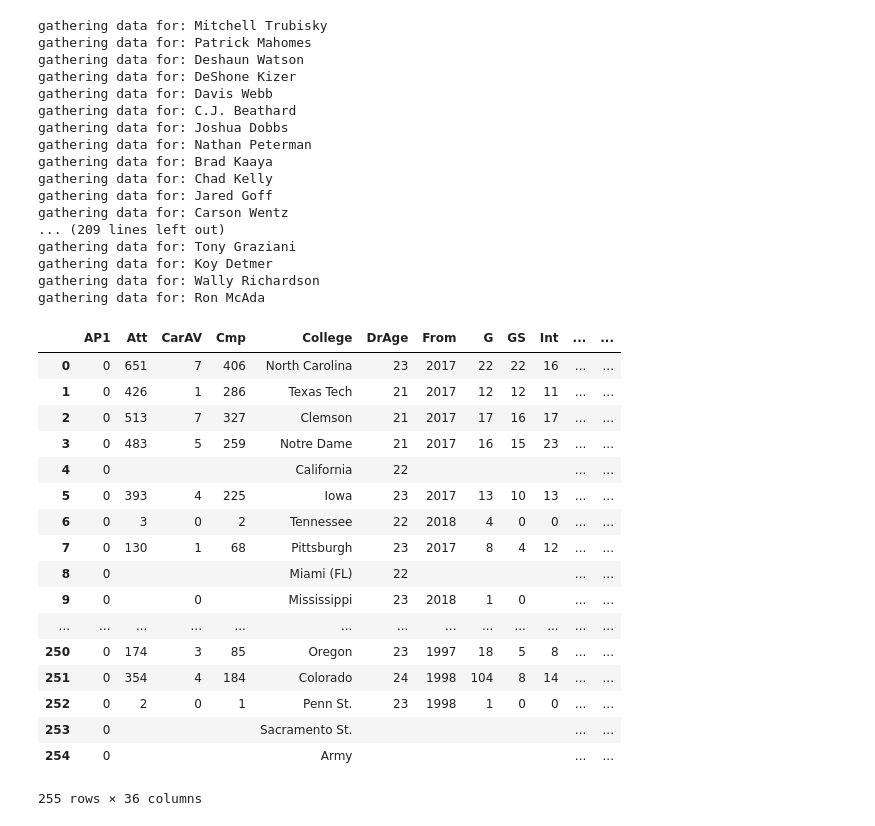
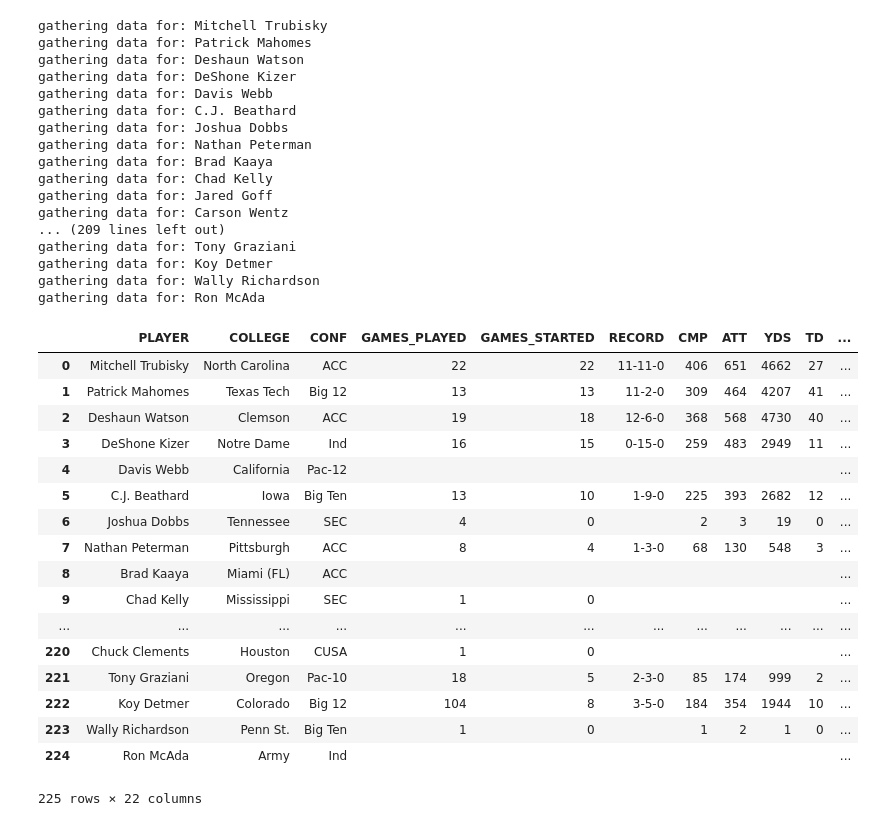
Before and after one commit to khallor1/qb-draft-analyst, a Jupyter notebook: loader.ipynb, the cells around one changed output. Drawn from its saved outputs; the diff is of its cells as text; code cells hidden in the pictures.

```diff
--- a/loader.ipynb
+++ b/loader.ipynb
@@ -10,6 +10,8 @@ def make_soup(url):
     page = requests.get(url).text
     soup = BeautifulSoup(comm.sub('', page), 'html.parser')
     return soup
+# %%
+COLUMN_NAMES =["PLAYER", "COLLEGE", "CONF", "GAMES_PLAYED", "GAMES_STARTED", "RECORD", "CMP", "ATT", "YDS", "TD", "INT", "RUSH_ATT", "RUSH_YDS", "RUSH_TD", "COLL_CMP", "COLL_ATT", "COLL_YDS", "COLL_TD", "COLL_INT", "COLL_RUSH_ATT", "COLL_RUSH_YDS", "COLL_RUSH_TDS"]
 # %%
 def get_college_data(url):
     data = {}
@@ -50,50 +50,74 @@ data = []
 # %%
 data = []
 for tr in table.tbody.find_all('tr', class_=lambda x: x != 'thead'):
     player = {}
     for i, td in enumerate(tr.find_all('td')):
-        if i != 25 or td.a is None:
-            player[NFL_STAT_NAMES[i]] = td.get_text()
-        else:
-            print('gathering data for: ' + player['Player'])
+        if i == 3:
+            player["PLAYER"] = td.get_text();
+        if i == 13:
+            player["GAMES_PLAYED"] = td.get_text();
+        if i == 14:
+            player["GAMES_STARTED"] = td.get_text();
+        if i == 15:
+            player["RECORD"] = td.get_text();
+        if i == 16:
+            player["CMP"] = td.get_text();
+        if i == 17:
+            player["ATT"] = td.get_text();
+        if i == 18:
+            player["YDS"] = td.get_text();
+        if i == 19:
+            player["TD"] = td.get_text();
+        if i == 20:
+            player["INT"] = td.get_text();
+        if i == 21:
+            player["RUSH_ATT"] = td.get_text();
+        if i == 22:
+            player["RUSH_YDS"] = td.get_text();
+        if i == 23:
+            player["RUSH_TD"] = td.get_text();
+        if i == 24:
+            player["COLLEGE"] = td.get_text();
+        if i == 25 and td.a is not None:
+            print('gathering data for: ' + player['PLAYER'])
             player.update(get_college_data(td.a['href']))
-    data.append(player)
+            data.append(player)
 
-df = pd.DataFrame(data)
+df = pd.DataFrame(data, columns=COLUMN_NAMES)
 df
 # %% [output]
 gathering data for: Mitchell Trubisky
 gathering data for: Patrick Mahomes
 gathering data for: Deshaun Watson
 gathering data for: DeShone Kizer
 gathering data for: Davis Webb
 gathering data for: C.J. Beathard
 gathering data for: Joshua Dobbs
 gathering data for: Nathan Peterman
 gathering data for: Brad Kaaya
 gathering data for: Chad Kelly
 gathering data for: Jared Goff
 gathering data for: Carson Wentz
 ... (209 lines left out)
 gathering data for: Tony Graziani
 gathering data for: Koy Detmer
 gathering data for: Wally Richardson
 gathering data for: Ron McAda
-|  | AP1 | Att | CarAV | Cmp | College | DrAge | From | G | GS | Int | ... | ... |
-| 0 | 0 | 651 | 7 | 406 | North Carolina | 23 | 2017 | 22 | 22 | 16 | ... | ... |
-| 1 | 0 | 426 | 1 | 286 | Texas Tech | 21 | 2017 | 12 | 12 | 11 | ... | ... |
-| 2 | 0 | 513 | 7 | 327 | Clemson | 21 | 2017 | 17 | 16 | 17 | ... | ... |
-| 3 | 0 | 483 | 5 | 259 | Notre Dame | 21 | 2017 | 16 | 15 | 23 | ... | ... |
-| 4 | 0 |  |  |  | California | 22 |  |  |  |  | ... | ... |
-| 5 | 0 | 393 | 4 | 225 | Iowa | 23 | 2017 | 13 | 10 | 13 | ... | ... |
-| 6 | 0 | 3 | 0 | 2 | Tennessee | 22 | 2018 | 4 | 0 | 0 | ... | ... |
-| 7 | 0 | 130 | 1 | 68 | Pittsburgh | 23 | 2017 | 8 | 4 | 12 | ... | ... |
-| 8 | 0 |  |  |  | Miami (FL) | 22 |  |  |  |  | ... | ... |
-| 9 | 0 |  | 0 |  | Mississippi | 23 | 2018 | 1 | 0 |  | ... | ... |
-| ... | ... | ... | ... | ... | ... | ... | ... | ... | ... | ... | ... | ... |
-| 250 | 0 | 174 | 3 | 85 | Oregon | 23 | 1997 | 18 | 5 | 8 | ... | ... |
-| 251 | 0 | 354 | 4 | 184 | Colorado | 24 | 1998 | 104 | 8 | 14 | ... | ... |
-| 252 | 0 | 2 | 0 | 1 | Penn St. | 23 | 1998 | 1 | 0 | 0 | ... | ... |
-| 253 | 0 |  |  |  | Sacramento St. |  |  |  |  |  | ... | ... |
-| 254 | 0 |  |  |  | Army |  |  |  |  |  | ... | ... |
+|  | PLAYER | COLLEGE | CONF | GAMES_PLAYED | GAMES_STARTED | RECORD | CMP | ATT | YDS | TD | ... |
+| 0 | Mitchell Trubisky | North Carolina | ACC | 22 | 22 | 11-11-0 | 406 | 651 | 4662 | 27 | ... |
+| 1 | Patrick Mahomes | Texas Tech | Big 12 | 13 | 13 | 11-2-0 | 309 | 464 | 4207 | 41 | ... |
+| 2 | Deshaun Watson | Clemson | ACC | 19 | 18 | 12-6-0 | 368 | 568 | 4730 | 40 | ... |
+| 3 | DeShone Kizer | Notre Dame | Ind | 16 | 15 | 0-15-0 | 259 | 483 | 2949 | 11 | ... |
+| 4 | Davis Webb | California | Pac-12 |  |  |  |  |  |  |  | ... |
+| 5 | C.J. Beathard | Iowa | Big Ten | 13 | 10 | 1-9-0 | 225 | 393 | 2682 | 12 | ... |
+| 6 | Joshua Dobbs | Tennessee | SEC | 4 | 0 |  | 2 | 3 | 19 | 0 | ... |
+| 7 | Nathan Peterman | Pittsburgh | ACC | 8 | 4 | 1-3-0 | 68 | 130 | 548 | 3 | ... |
+| 8 | Brad Kaaya | Miami (FL) | ACC |  |  |  |  |  |  |  | ... |
+| 9 | Chad Kelly | Mississippi | SEC | 1 | 0 |  |  |  |  |  | ... |
+| ... | ... | ... | ... | ... | ... | ... | ... | ... | ... | ... | ... |
+| 220 | Chuck Clements | Houston | CUSA | 1 | 0 |  |  |  |  |  | ... |
+| 221 | Tony Graziani | Oregon | Pac-10 | 18 | 5 | 2-3-0 | 85 | 174 | 999 | 2 | ... |
+| 222 | Koy Detmer | Colorado | Big 12 | 104 | 8 | 3-5-0 | 184 | 354 | 1944 | 10 | ... |
+| 223 | Wally Richardson | Penn St. | Big Ten | 1 | 0 |  | 1 | 2 | 1 | 0 | ... |
+| 224 | Ron McAda | Army | Ind |  |  |  |  |  |  |  | ... |
-255 rows × 36 columns
+225 rows × 22 columns
```
Also changed, not shown: parts of 5 cells of this notebook, 8 other files.
